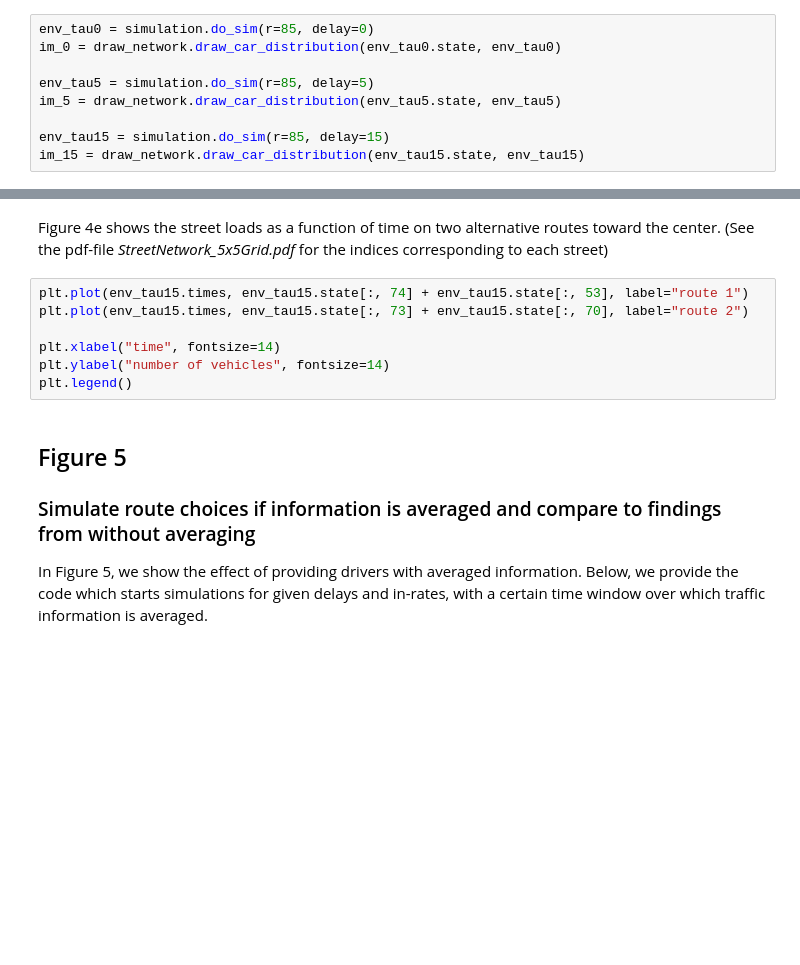
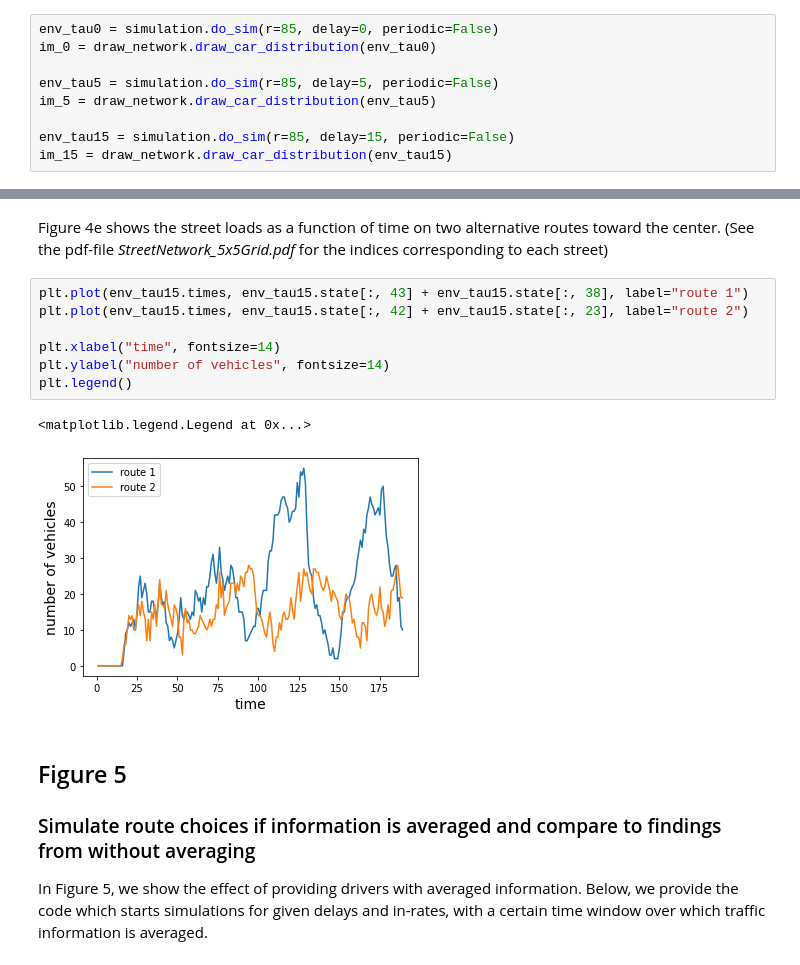
Before and after one commit to PhysicsOfMobility/delay_induced_congestion, a Jupyter notebook: GenerateResults.ipynb, the cells around one changed output, grey strips where cells are left out. Saved outputs shown, nothing was run; the diff lists cells and outputs as text; blank space fills up the shorter version.

```diff
--- a/GenerateResults.ipynb
+++ b/GenerateResults.ipynb
@@ -113,11 +130,11 @@ stability_matrix.plot_phaseplot_noavg(stab_matrix, critline)
 
  In Figures 4b-d we show results from exemplary simulations for three different delays. With the code below, simulations with the same set of parameters can be generated and evaluated.
 # %%
-env_tau0 = simulation.do_sim(r=85, delay=0)
-im_0 = draw_network.draw_car_distribution(env_tau0.state, env_tau0)
+env_tau0 = simulation.do_sim(r=85, delay=0, periodic=False)
+im_0 = draw_network.draw_car_distribution(env_tau0)
 
-env_tau5 = simulation.do_sim(r=85, delay=5)
-im_5 = draw_network.draw_car_distribution(env_tau5.state, env_tau5)
+env_tau5 = simulation.do_sim(r=85, delay=5, periodic=False)
+im_5 = draw_network.draw_car_distribution(env_tau5)
 
-env_tau15 = simulation.do_sim(r=85, delay=15)
-im_15 = draw_network.draw_car_distribution(env_tau15.state, env_tau15)
+env_tau15 = simulation.do_sim(r=85, delay=15, periodic=False)
+im_15 = draw_network.draw_car_distribution(env_tau15)
@@ -149,12 +171,15 @@ cb1.set_label("average number of cars", fontsize=14)
 # %% [markdown]
  Figure 4e shows the street loads as a function of time on two alternative routes toward the center. (See the pdf-file *StreetNetwork_5x5Grid.pdf* for the indices corresponding to each street)
 # %%
-plt.plot(env_tau15.times, env_tau15.state[:, 74] + env_tau15.state[:, 53], label="route 1")
-plt.plot(env_tau15.times, env_tau15.state[:, 73] + env_tau15.state[:, 70], label="route 2")
+plt.plot(env_tau15.times, env_tau15.state[:, 43] + env_tau15.state[:, 38], label="route 1")
+plt.plot(env_tau15.times, env_tau15.state[:, 42] + env_tau15.state[:, 23], label="route 2")
 
 plt.xlabel("time", fontsize=14)
 plt.ylabel("number of vehicles", fontsize=14)
 plt.legend()
+# %% [output]
+<matplotlib.legend.Legend at 0x...>
+[figure, added]
 # %% [markdown]
  ## Figure 5
  ### Simulate route choices if information is averaged and compare to findings from without averaging
```
Also changed, not shown: parts of 30 cells of this notebook, 4 other files.
